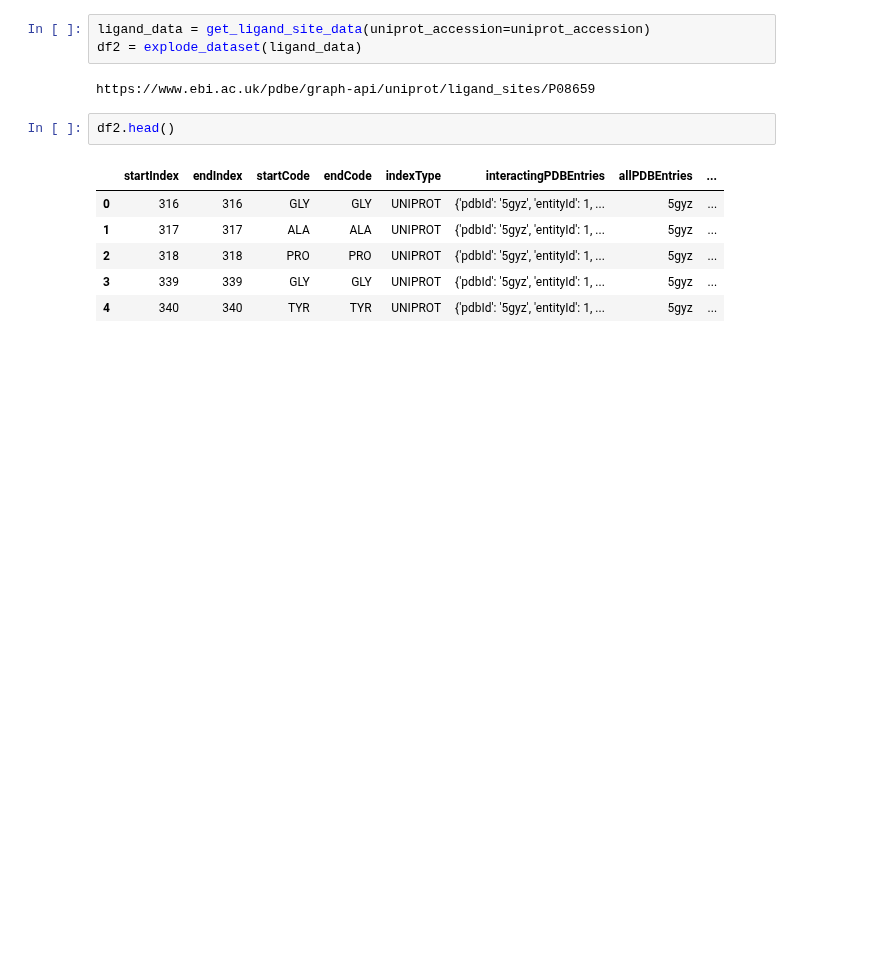
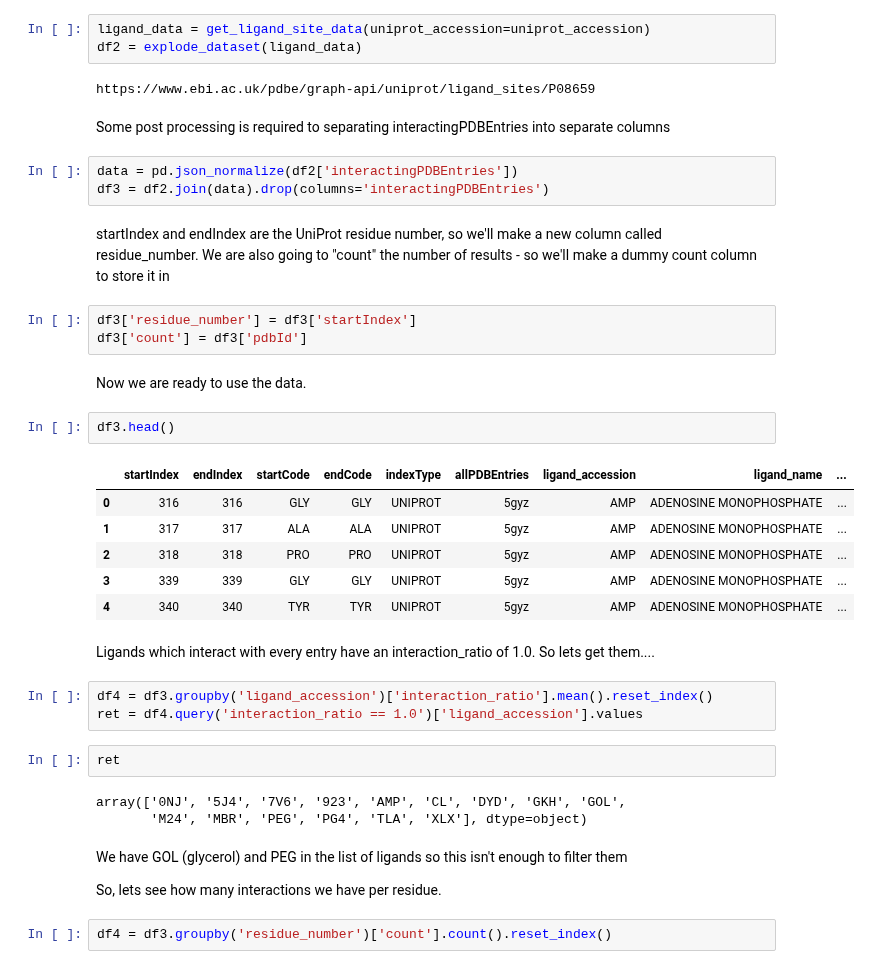
Before and after one commit to PDBeurope/pdbe-api-training, a Jupyter notebook: summer_school_2020/section3 - more information about UniProts.ipynb, the cells around one changed output. Drawn from its saved outputs; the diff is of its cells as text; blank space fills up the shorter version.

```diff
--- a/summer_school_2020/section3 - more information about UniProts.ipynb
+++ b/summer_school_2020/section3 - more information about UniProts.ipynb
@@ -71,12 +78,43 @@ ligand_data = get_ligand_site_data(uniprot_accession=uniprot_accession)
 df2 = explode_dataset(ligand_data)
 # %% [output]
 https://www.ebi.ac.uk/pdbe/graph-api/uniprot/ligand_sites/P08659
+# %% [markdown]
+Some post processing is required to separating interactingPDBEntries into separate columns
+# %%
+data = pd.json_normalize(df2['interactingPDBEntries'])
+df3 = df2.join(data).drop(columns='interactingPDBEntries')
+# %% [markdown]
+
+startIndex and endIndex are the UniProt residue number, so we'll make a new column called residue_number.
+We are also going to "count" the number of results - so we'll make a dummy count column to store it in
+# %%
+df3['residue_number'] = df3['startIndex']
+df3['count'] = df3['pdbId']
+# %% [markdown]
+Now we are ready to use the data.
 # %%
-df2.head()
+df3.head()
 # %% [output]
-|  | startIndex | endIndex | startCode | endCode | indexType | interactingPDBEntries | allPDBEntries | ... |
-| 0 | 316 | 316 | GLY | GLY | UNIPROT | {'pdbId': '5gyz', 'entityId': 1, ... | 5gyz | ... |
-| 1 | 317 | 317 | ALA | ALA | UNIPROT | {'pdbId': '5gyz', 'entityId': 1, ... | 5gyz | ... |
-| 2 | 318 | 318 | PRO | PRO | UNIPROT | {'pdbId': '5gyz', 'entityId': 1, ... | 5gyz | ... |
-| 3 | 339 | 339 | GLY | GLY | UNIPROT | {'pdbId': '5gyz', 'entityId': 1, ... | 5gyz | ... |
-| 4 | 340 | 340 | TYR | TYR | UNIPROT | {'pdbId': '5gyz', 'entityId': 1, ... | 5gyz | ... |
+|  | startIndex | endIndex | startCode | endCode | indexType | allPDBEntries | ligand_accession | ligand_name | ... |
+| 0 | 316 | 316 | GLY | GLY | UNIPROT | 5gyz | AMP | ADENOSINE MONOPHOSPHATE | ... |
+| 1 | 317 | 317 | ALA | ALA | UNIPROT | 5gyz | AMP | ADENOSINE MONOPHOSPHATE | ... |
+| 2 | 318 | 318 | PRO | PRO | UNIPROT | 5gyz | AMP | ADENOSINE MONOPHOSPHATE | ... |
+| 3 | 339 | 339 | GLY | GLY | UNIPROT | 5gyz | AMP | ADENOSINE MONOPHOSPHATE | ... |
+| 4 | 340 | 340 | TYR | TYR | UNIPROT | 5gyz | AMP | ADENOSINE MONOPHOSPHATE | ... |
+# %% [markdown]
+Ligands which interact with every entry have an interaction_ratio of 1.0.
+So lets get them....
+# %%
+df4 = df3.groupby('ligand_accession')['interaction_ratio'].mean().reset_index()
+ret = df4.query('interaction_ratio == 1.0')['ligand_accession'].values
+# %%
+ret
+# %% [output]
+array(['0NJ', '5J4', '7V6', '923', 'AMP', 'CL', 'DYD', 'GKH', 'GOL',
+       'M24', 'MBR', 'PEG', 'PG4', 'TLA', 'XLX'], dtype=object)
+# %% [markdown]
+We have GOL (glycerol) and PEG in the list of ligands so this isn't enough to filter them
+
+So, lets see how many interactions we have per residue.
+# %%
+df4 = df3.groupby('residue_number')['count'].count().reset_index()
```
Also changed, not shown: parts of 19 cells of this notebook, 1 other file.
